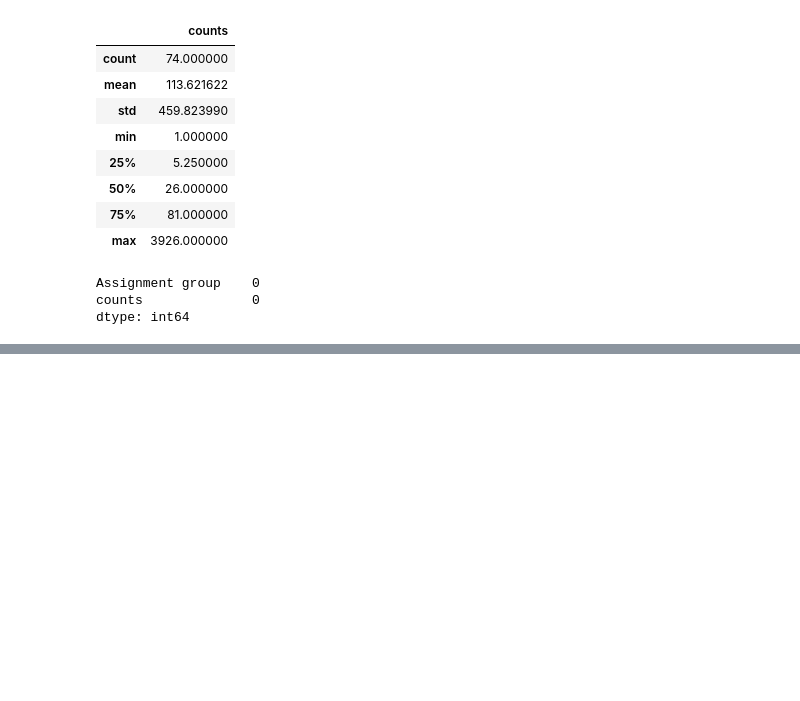
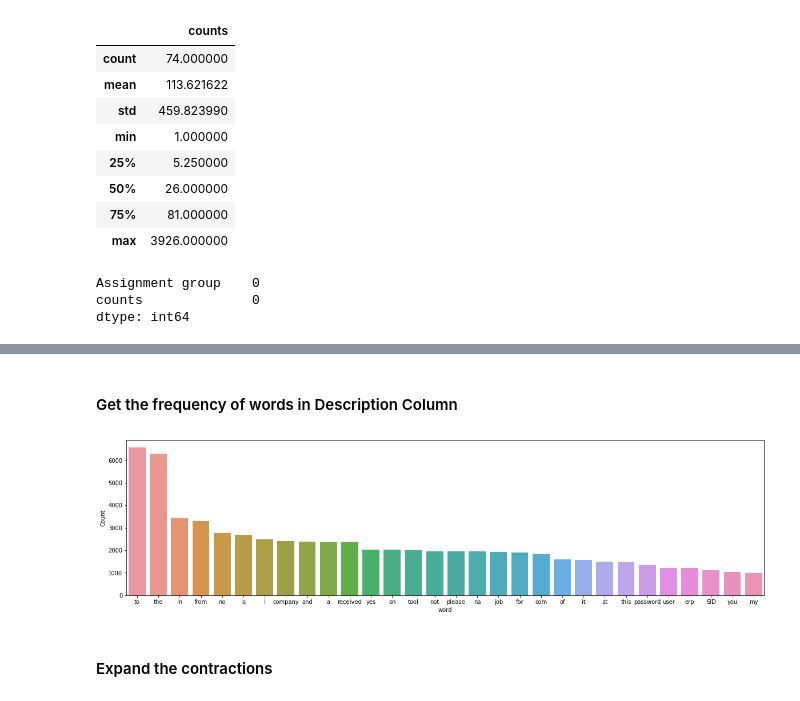
Before and after one commit to arvind2047/gl_capstone, a Jupyter notebook: GL_AIML_Capstone_Sep2020.ipynb, the cells around one changed output, grey strips where cells are left out. Drawn from its saved outputs; the diff is of its cells as text; code cells hidden in the pictures; blank space fills up the shorter version.

```diff
--- a/GL_AIML_Capstone_Sep2020.ipynb
+++ b/GL_AIML_Capstone_Sep2020.ipynb
@@ -181,0 +233,5 @@ incidents_upd = incidents.drop_duplicates(['Short description', 'Description', '
+# %%
+# Observation :: caller column is useless and can be dropped
+
+incidents_upd = incidents_upd.drop(['Caller'],axis=1)
+incidents_upd = incidents_upd.drop(['Caller email'],axis=1)
@@ -181,0 +279,12 @@ incidents_upd = incidents.drop_duplicates(['Short description', 'Description', '
+# %%
+#merge short Description & Description
+
+incidents_upd['isSubstr'] = incidents_upd.apply(lambda x: x['Short description'] not in x['Description'], axis=1)
+
+#Now we see many places short description is redundant. We will append short description to description if True only then drop short descrition
+incidents_upd_combined = incidents_upd.copy()
+incidents_upd_combined.loc[incidents_upd_combined['isSubstr'] == True, 'Description'] = incidents_upd_combined['Short description'] + " "+ incidents_upd_combined['Description']
+#Drop Short description
+incidents_upd_combined = incidents_upd_combined.drop(['Short description'],axis=1)
+incidents_upd_combined = incidents_upd_combined.drop(['isSubstr'],axis=1)
+incidents_upd_combined.tail(10)
@@ -217,0 +348,11 @@ dtype: int64
+# %%
+sample = incidents_upd_combined.groupby(['Assignment group'])
+regroup=[]
+for grp in incidents_upd_combined['Assignment group'].unique():
+  if(sample.get_group(grp).shape[0]<10):
+    regroup.append(grp)
+print('Found {} groups which have less than 10 samples'.format(len(regroup)))
+incidents_upd_combined['Assignment group']=incidents_upd_combined['Assignment group'].apply(lambda x : 'misc_grp' if x in regroup  else x)
+
+# Unique Groups check
+incidents_upd_combined['Assignment group'].unique()
@@ -217,0 +446,23 @@ dtype: int64
+# %% [markdown]
+#### Get the frequency of words in Description Column
+# %%
+# function to plot most frequent terms. This is used to gauge the quality of text processing
+def freq_words(x, terms = 30):
+  all_words = ' '.join([text for text in x])
+  all_words = all_words.split()
+
+  fdist = FreqDist(all_words)
+  words_df = pd.DataFrame({'word':list(fdist.keys()), 'count':list(fdist.values())})
+
+  # selecting top n most frequent words
+  d = words_df.nlargest(columns="count", n = terms)
+  plt.figure(figsize=(20,5))
+  ax = sns.barplot(data=d, x= "word", y = "count")
+  ax.set(ylabel = 'Count')
+  plt.show()
+# %%
+freq_words(list(incidents_upd_combined['Description']))
+# %% [output]
+[figure, added]
+# %% [markdown]
+#### Expand the contractions
```
Also changed, not shown: parts of 35 cells of this notebook.
